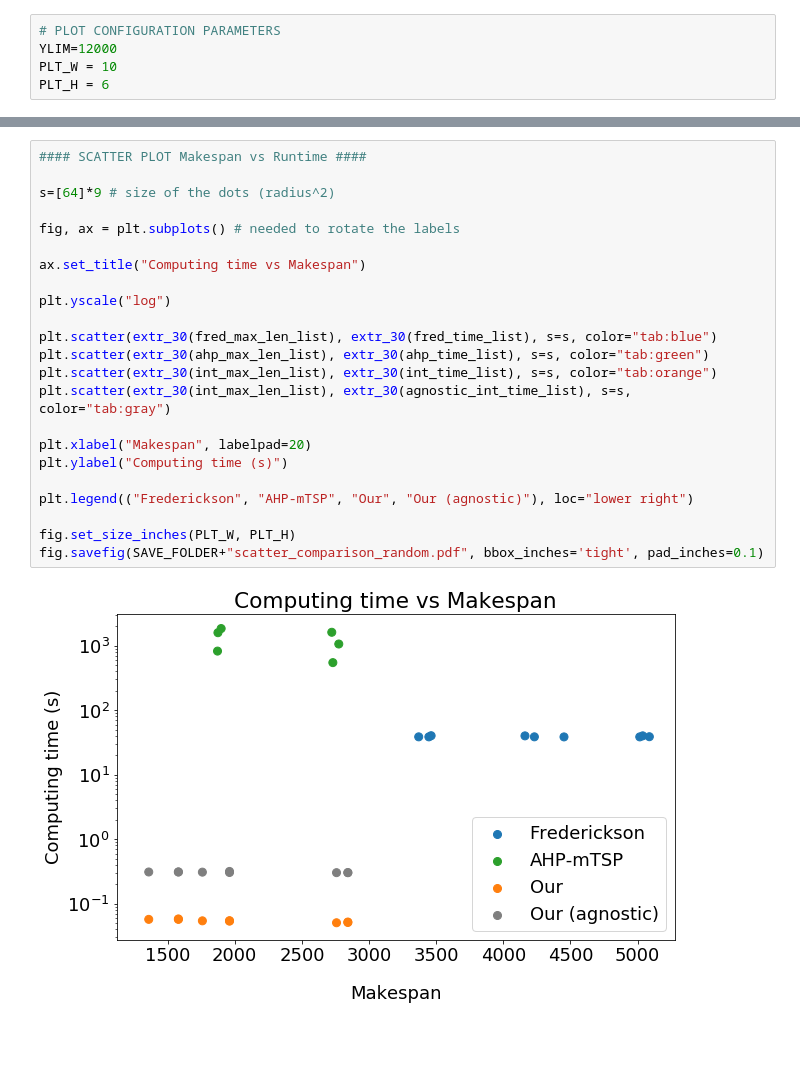
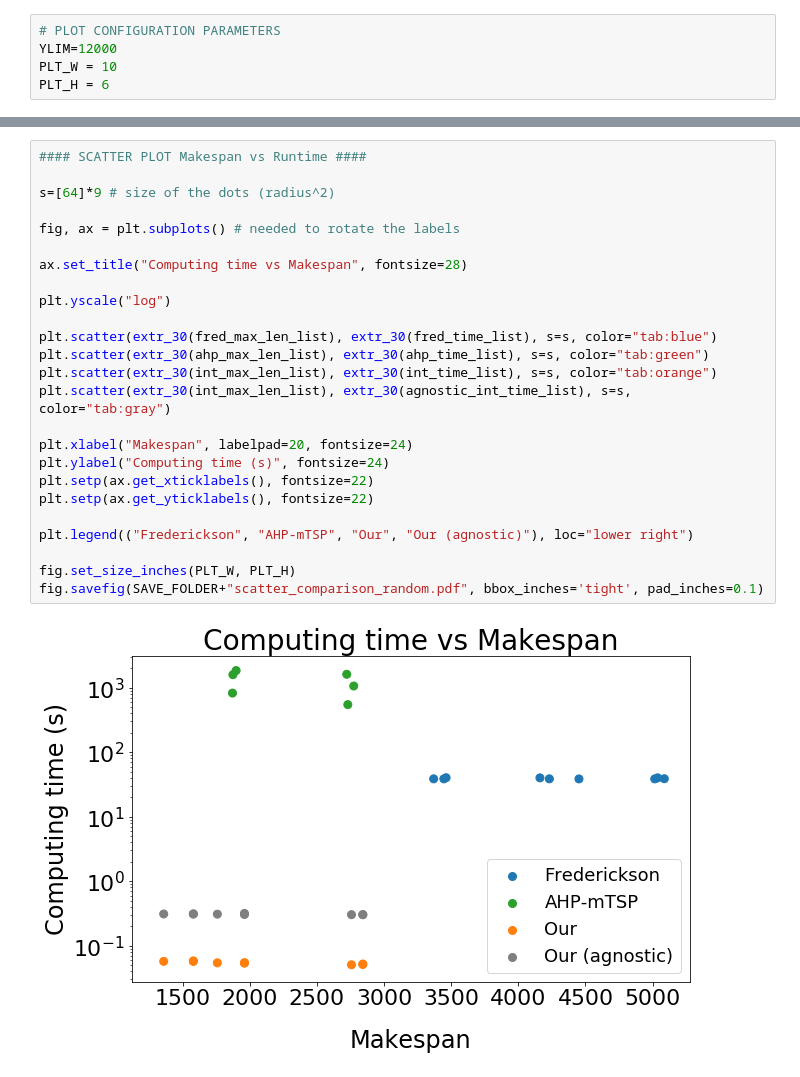
Before and after one commit to mirkosalaris/CoverageModularEnvironments, a Jupyter notebook: Notebooks/Comparison data analysis.ipynb, the cells around one changed output, grey strips where cells are left out. Cells and saved outputs as stored; diff of their text form; blank space fills up the shorter version.

```diff
--- a/Notebooks/Comparison data analysis.ipynb
+++ b/Notebooks/Comparison data analysis.ipynb
@@ -343,25 +347,27 @@ fig.savefig(SAVE_FOLDER+"time_comparison_random.pdf", bbox_inches='tight', pad_i
 # %%
 #### SCATTER PLOT Makespan vs Runtime ####
 
 s=[64]*9 # size of the dots (radius^2)
 
 fig, ax = plt.subplots() # needed to rotate the labels
 
-ax.set_title("Computing time vs Makespan")
+ax.set_title("Computing time vs Makespan", fontsize=28)
 
 plt.yscale("log")
 
 plt.scatter(extr_30(fred_max_len_list), extr_30(fred_time_list), s=s, color="tab:blue")
 plt.scatter(extr_30(ahp_max_len_list), extr_30(ahp_time_list), s=s, color="tab:green")
 plt.scatter(extr_30(int_max_len_list), extr_30(int_time_list), s=s, color="tab:orange")
 plt.scatter(extr_30(int_max_len_list), extr_30(agnostic_int_time_list), s=s, color="tab:gray")
 
-plt.xlabel("Makespan", labelpad=20)
-plt.ylabel("Computing time (s)")
+plt.xlabel("Makespan", labelpad=20, fontsize=24)
+plt.ylabel("Computing time (s)", fontsize=24)
+plt.setp(ax.get_xticklabels(), fontsize=22)
+plt.setp(ax.get_yticklabels(), fontsize=22)
 
 plt.legend(("Frederickson", "AHP-mTSP", "Our", "Our (agnostic)"), loc="lower right")
 
 fig.set_size_inches(PLT_W, PLT_H)
 fig.savefig(SAVE_FOLDER+"scatter_comparison_random.pdf", bbox_inches='tight', pad_inches=0.1)
 # %% [output]
-[figure, old version]
+[figure, new version]
```
Also changed, not shown: parts of 4 cells of this notebook, 5 other files.
